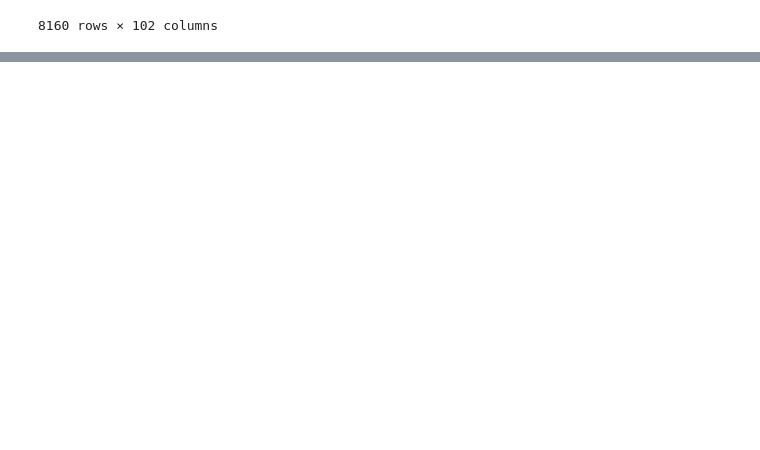
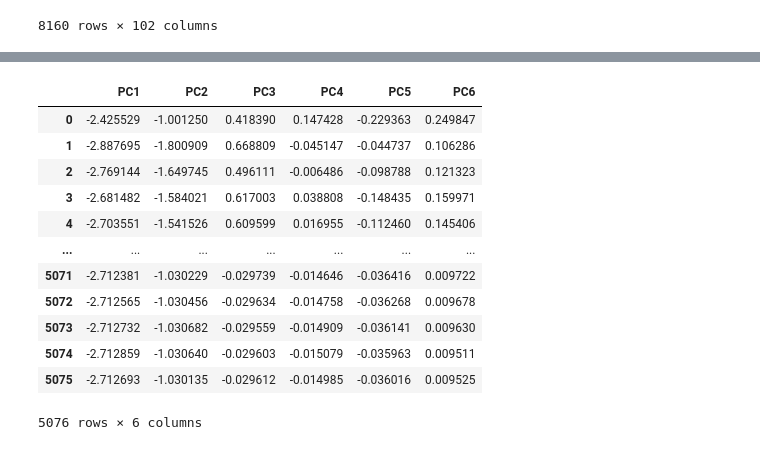
Before and after one commit to gituxedo/stat198finalproject, a Jupyter notebook: Final Project_draft.ipynb, the cells around one changed output, grey strips where cells are left out. Saved outputs shown, nothing was run; the diff lists cells and outputs as text; code cells hidden in the pictures; blank space fills up the shorter version.

```diff
--- a/Final Project_draft.ipynb
+++ b/Final Project_draft.ipynb
@@ -73,0 +97,22 @@ KeyError: 0
+# %%
+# First 6 principle components of the aggregate macro data
+N = 6
+pca_portfolio = PCA(n_components = N)
+principalComponents_portfolio = pca_portfolio.fit_transform(normalized_portfolio)
+principal_portfolio_df = pd.DataFrame(data = principalComponents_portfolio
+             , columns = ['PC'+str(i) for i in range(1, N+1)])
+principal_portfolio_df
+# %% [output]
+|  | PC1 | PC2 | PC3 | PC4 | PC5 | PC6 |
+| 0 | -2.425529 | -1.001250 | 0.418390 | 0.147428 | -0.229363 | 0.249847 |
+| 1 | -2.887695 | -1.800909 | 0.668809 | -0.045147 | -0.044737 | 0.106286 |
+| 2 | -2.769144 | -1.649745 | 0.496111 | -0.006486 | -0.098788 | 0.121323 |
+| 3 | -2.681482 | -1.584021 | 0.617003 | 0.038808 | -0.148435 | 0.159971 |
+| 4 | -2.703551 | -1.541526 | 0.609599 | 0.016955 | -0.112460 | 0.145406 |
+| ... | ... | ... | ... | ... | ... | ... |
+| 5071 | -2.712381 | -1.030229 | -0.029739 | -0.014646 | -0.036416 | 0.009722 |
+| 5072 | -2.712565 | -1.030456 | -0.029634 | -0.014758 | -0.036268 | 0.009678 |
+| 5073 | -2.712732 | -1.030682 | -0.029559 | -0.014909 | -0.036141 | 0.009630 |
+| 5074 | -2.712859 | -1.030640 | -0.029603 | -0.015079 | -0.035963 | 0.009511 |
+| 5075 | -2.712693 | -1.030135 | -0.029612 | -0.014985 | -0.036016 | 0.009525 |
+5076 rows × 6 columns
```
Also changed, not shown: parts of 7 cells of this notebook, 1 other file.
